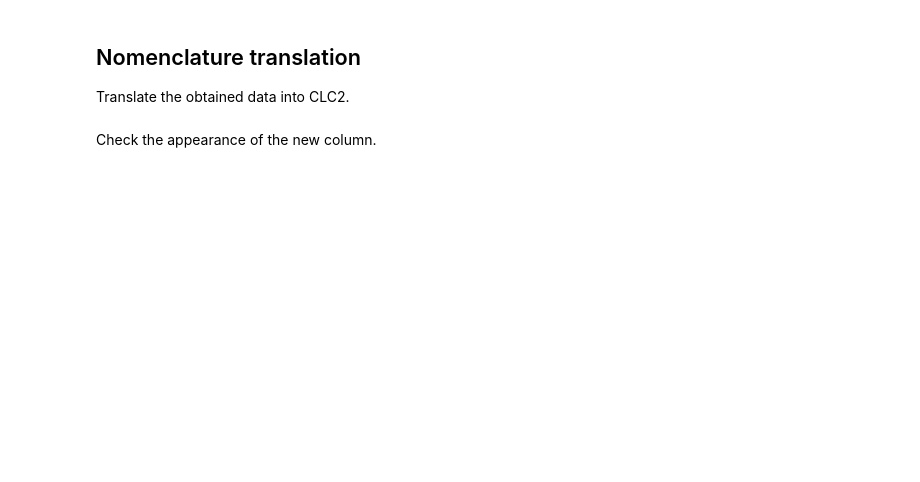
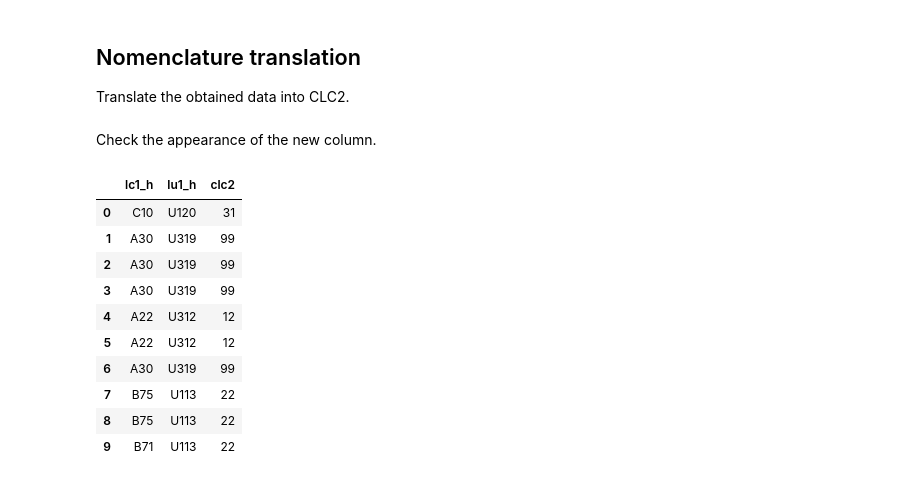
Before and after one commit to PhuntshoBhutan/odse2022, a Jupyter notebook: st_lucas/03_lucas_analyze.ipynb, the cells around one changed output. Saved outputs shown, nothing was run; the diff lists cells and outputs as text; code cells hidden in the pictures; blank space fills up the shorter version.

```diff
--- a/st_lucas/03_lucas_analyze.ipynb
+++ b/st_lucas/03_lucas_analyze.ipynb
@@ -92,4 +196,16 @@ lucastrans.apply()
 Check the appearance of the new column.
 # %%
 df = lucasio.to_geopandas()
-df[["lc1_h", "lu1_h", "clc2"]].head()
+df[["lc1_h", "lu1_h", "clc2"]].head(10)
+# %% [output]
+|  | lc1_h | lu1_h | clc2 |
+| 0 | C10 | U120 | 31 |
+| 1 | A30 | U319 | 99 |
+| 2 | A30 | U319 | 99 |
+| 3 | A30 | U319 | 99 |
+| 4 | A22 | U312 | 12 |
+| 5 | A22 | U312 | 12 |
+| 6 | A30 | U319 | 99 |
+| 7 | B75 | U113 | 22 |
+| 8 | B75 | U113 | 22 |
+| 9 | B71 | U113 | 22 |
```
Also changed, not shown: parts of 9 cells of this notebook, 3 other files.
